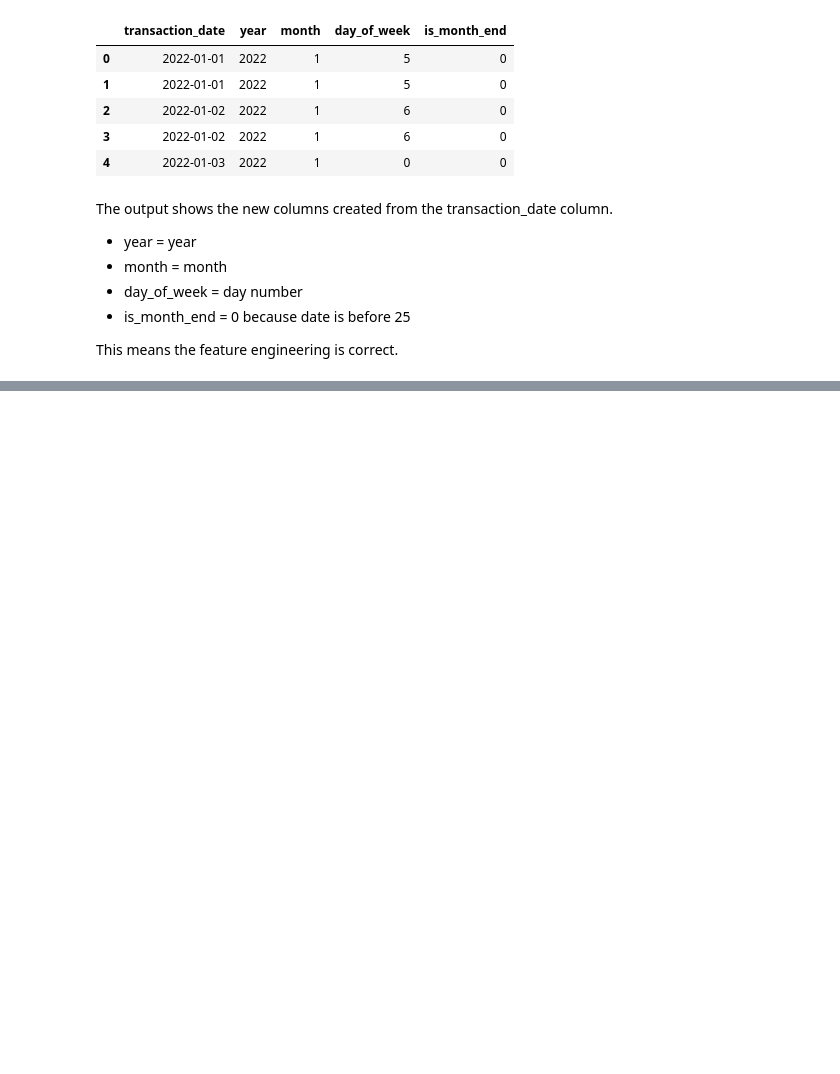
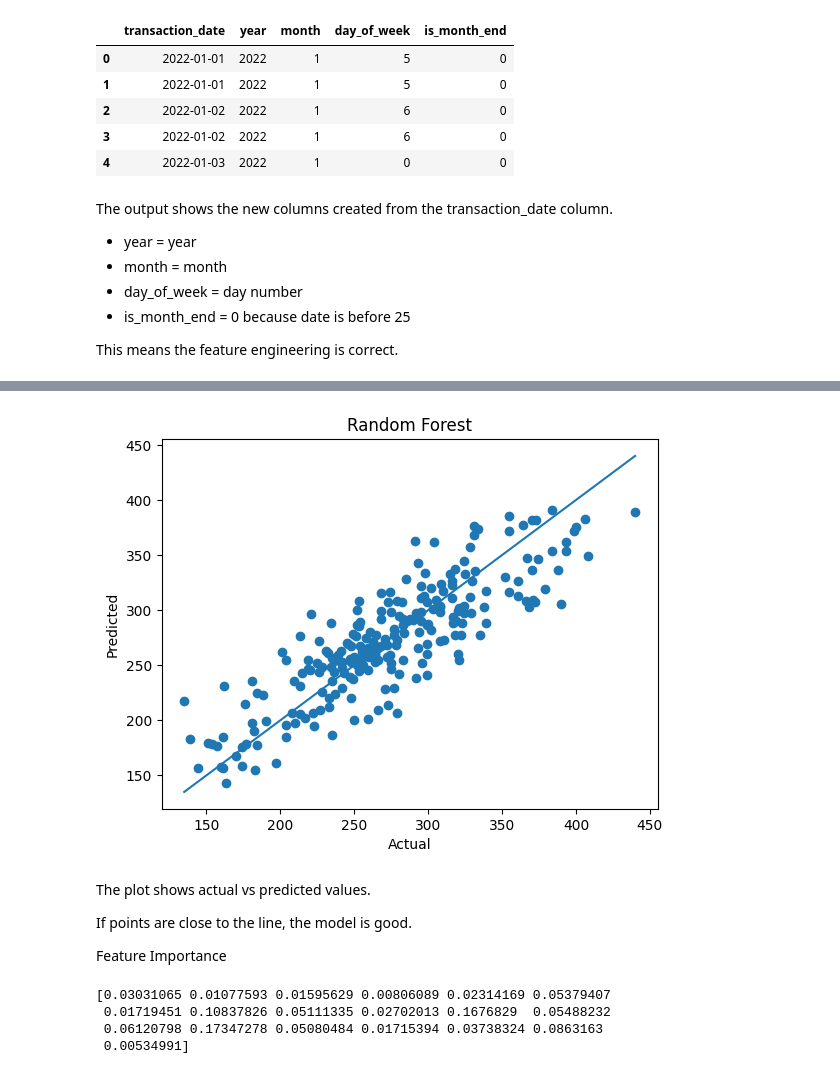
Before and after one commit to dppanchal889/ml-assessment-Dipika-panchal, a Jupyter notebook: part_a/q3_feature_engineering.ipynb, the cells around one changed output, grey strips where cells are left out. Saved outputs shown, nothing was run; the diff lists cells and outputs as text; code cells hidden in the pictures; blank space fills up the shorter version.

```diff
--- a/part_a/q3_feature_engineering.ipynb
+++ b/part_a/q3_feature_engineering.ipynb
@@ -65,0 +194,6 @@ This means the feature engineering is correct.
+# %%
+rf = RandomForestRegressor(random_state=42)
+
+rf.fit(X_train_new, y_train)
+
+y_pred_rf = rf.predict(X_test_new)
@@ -65,0 +229,28 @@ This means the feature engineering is correct.
+# %%
+plt.scatter(y_test, y_pred_rf)
+
+plt.xlabel("Actual")
+plt.ylabel("Predicted")
+plt.title("Random Forest")
+
+plt.plot([y_test.min(), y_test.max()],
+         [y_test.min(), y_test.max()])
+
+plt.show()
+# %% [output]
+[figure, added]
+# %% [markdown]
+The plot shows actual vs predicted values.
+
+If points are close to the line, the model is good.
+
+Feature Importance
+# %%
+importances = rf.feature_importances_
+
+print(importances)
+# %% [output]
+[0.03031065 0.01077593 0.01595629 0.00806089 0.02314169 0.05379407
+ 0.01719451 0.10837826 0.05111335 0.02702013 0.1676829  0.05488232
+ 0.06120798 0.17347278 0.05080484 0.01715394 0.03738324 0.0863163
+ 0.00534991]
```
Also changed, not shown: parts of 30 cells of this notebook.
